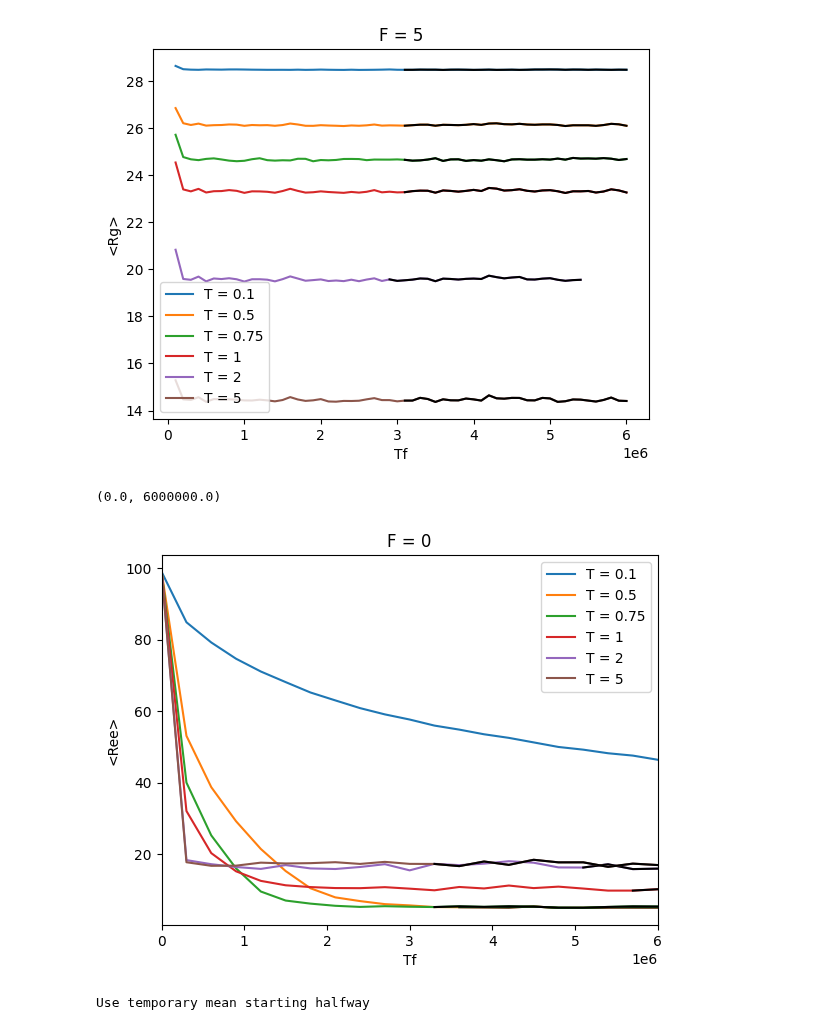
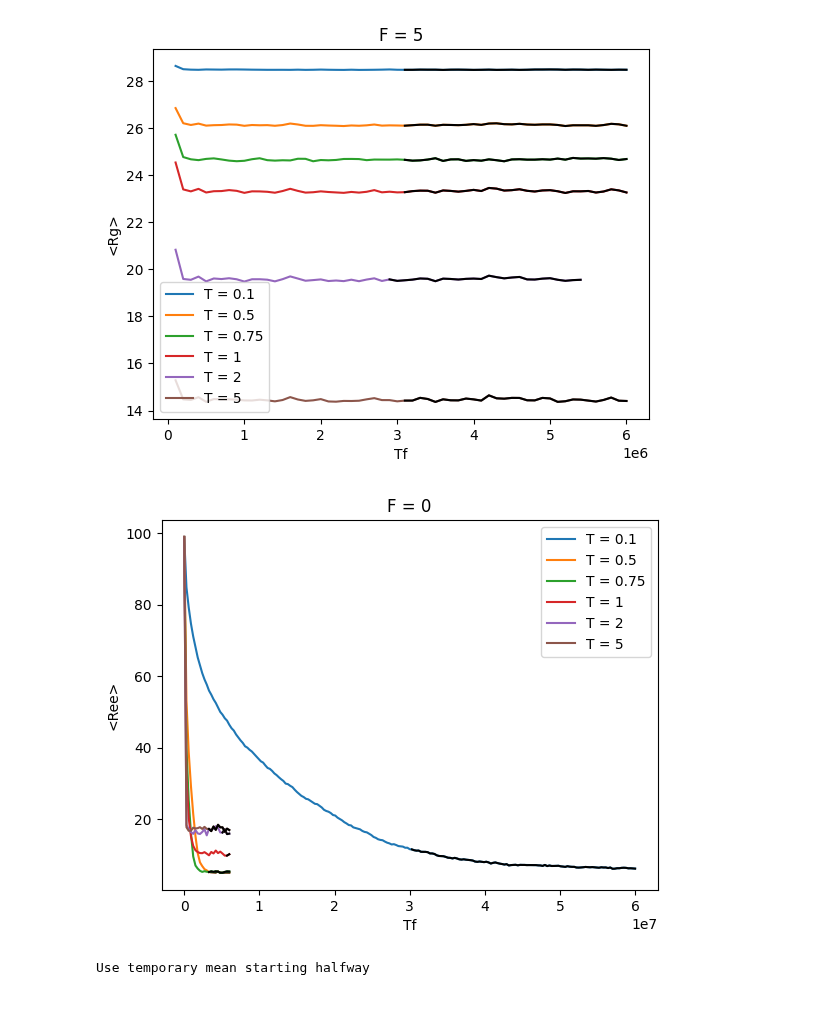
Before and after one commit to VagrantHyp/Code, a Jupyter notebook: Block5.ipynb, the cells around one changed output. Drawn from its saved outputs; the diff is of its cells as text; code cells hidden in the pictures.

```diff
--- a/Block5.ipynb
+++ b/Block5.ipynb
@@ -156,10 +155,9 @@ ms.Plot(lsCGT, 5, "Rg")
 [figure]
 # %%
 ms.Plot(lsCGT, 0, "Ree")
-plt.xlim(0,6e6)
+# plt.xlim(0,6e6)
 # %% [output]
-(0.0, 6000000.0)
-[figure, old version]
+[figure, new version]
 # %%
 ms.Plot(lsCGT, 0.1, "Ree")
 # %% [output]
```
Also changed, not shown: parts of 8 cells of this notebook, 2 other files.
